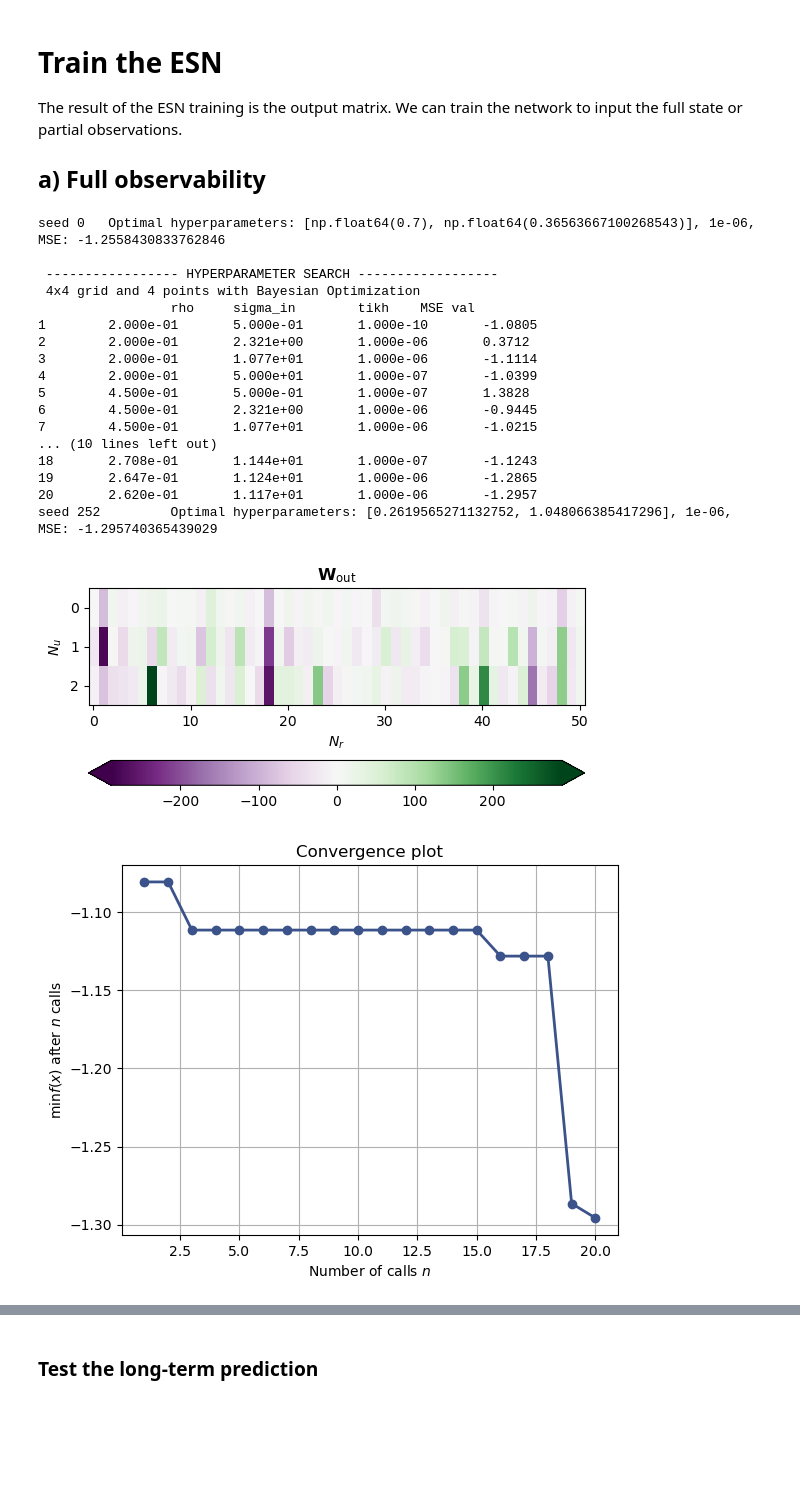
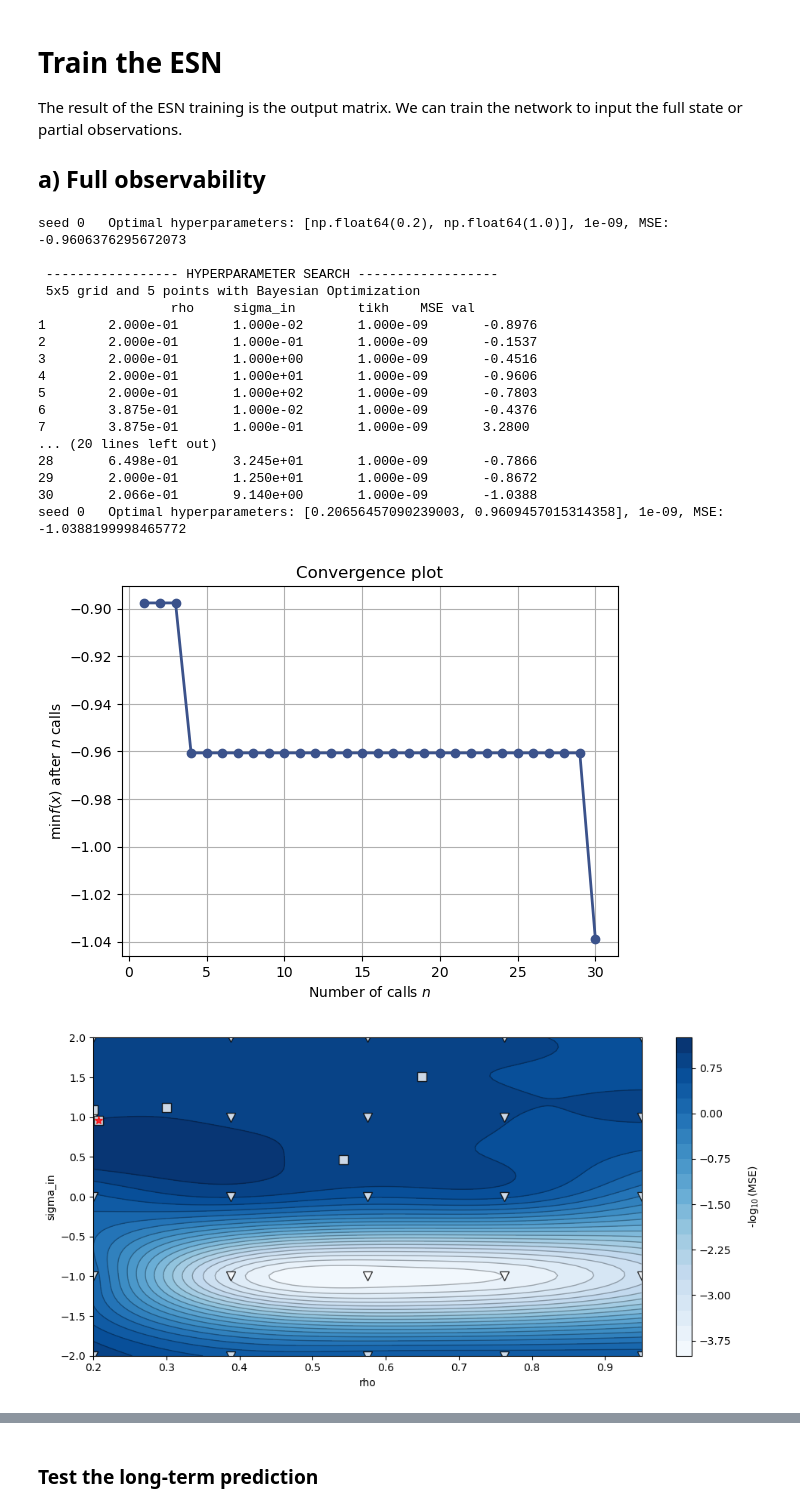
Before and after one commit to andreanovoa/real-time-bias-aware-DA, a Jupyter notebook: scripts/tutorials/01_Class_EchoStateNetwork.ipynb, the cells around one changed output, grey strips where cells are left out. Cells and saved outputs as stored; diff of their text form; code cells hidden in the pictures; blank space fills up the shorter version.

```diff
--- a/scripts/tutorials/01_Class_EchoStateNetwork.ipynb
+++ b/scripts/tutorials/01_Class_EchoStateNetwork.ipynb
@@ -56,18 +56,19 @@ ESN_params = dict(N_wash=10,  # Number of washout steps i.e., open-loop initiali
                   upsample=2, # We want the ESN to predict t + upsample * dt
                   t_train=N_train * dt,  # Training time
                   t_val=N_val * dt, # Validation time
+                  t_test=2*N_val * dt, # Validation time
                   # Training-specific input_parameters
-                  N_func_evals=20,
-                  N_grid=4,
+                  N_func_evals=30,
+                  N_grid=5,
                   noise=1e-2,
                   Win_type='sparse',
-                  N_folds=2,
+                  N_folds=8,
                   N_split=5,
                   # Hyperparameter optimization ranges
                   rho_range=(.2, .95),
-                  sigma_in_range=(np.log10(0.5), np.log10(50.)),
-                  tikh_range=[1E-6, 1E-7, 1E-9, 1E-10],
-                  random_initialization=True
+                  sigma_in_range=(-2, 2),
+                  tikh_range=[1E-9, 1E-10],
+                #   random_initialization=True
                   )
 
 
@@ -83,30 +84,29 @@ The result of the ESN training is the output matrix. We can train the network to
 # %%
 seeds= [0, 252]
 for seed in seeds:
     ESN = ESN_init.copy()
     ESN.seed_W = seed
     ESN.train(train_val_data,
               add_noise=True,
               plot_training=seed==seeds[-1]
              )
-    ESN.plot_Wout()
 # %% [output]
-seed 0   Optimal hyperparameters: [np.float64(0.7), np.float64(0.36563667100268543)], 1e-06, MSE: -1.2558430833762846
+seed 0   Optimal hyperparameters: [np.float64(0.2), np.float64(1.0)], 1e-09, MSE: -0.9606376295672073
 
  ----------------- HYPERPARAMETER SEARCH ------------------
- 4x4 grid and 4 points with Bayesian Optimization
+ 5x5 grid and 5 points with Bayesian Optimization
                  rho     sigma_in        tikh    MSE val
-1        2.000e-01       5.000e-01       1.000e-10       -1.0805
-2        2.000e-01       2.321e+00       1.000e-06       0.3712
-3        2.000e-01       1.077e+01       1.000e-06       -1.1114
-4        2.000e-01       5.000e+01       1.000e-07       -1.0399
-5        4.500e-01       5.000e-01       1.000e-07       1.3828
-6        4.500e-01       2.321e+00       1.000e-06       -0.9445
-7        4.500e-01       1.077e+01       1.000e-06       -1.0215
-... (10 lines left out)
-18       2.708e-01       1.144e+01       1.000e-07       -1.1243
-19       2.647e-01       1.124e+01       1.000e-06       -1.2865
-20       2.620e-01       1.117e+01       1.000e-06       -1.2957
-seed 252         Optimal hyperparameters: [0.2619565271132752, 1.048066385417296], 1e-06, MSE: -1.295740365439029
+1        2.000e-01       1.000e-02       1.000e-09       -0.8976
+2        2.000e-01       1.000e-01       1.000e-09       -0.1537
+3        2.000e-01       1.000e+00       1.000e-09       -0.4516
+4        2.000e-01       1.000e+01       1.000e-09       -0.9606
+5        2.000e-01       1.000e+02       1.000e-09       -0.7803
+6        3.875e-01       1.000e-02       1.000e-09       -0.4376
+7        3.875e-01       1.000e-01       1.000e-09       3.2800
+... (20 lines left out)
+28       6.498e-01       3.245e+01       1.000e-09       -0.7866
+29       2.000e-01       1.250e+01       1.000e-09       -0.8672
+30       2.066e-01       9.140e+00       1.000e-09       -1.0388
+seed 0   Optimal hyperparameters: [0.20656457090239003, 0.9609457015314358], 1e-09, MSE: -1.0388199998465772
-[figure, old version]
+[figure, new version]
-[figure, old version]
+[figure, new version]
```
Also changed, not shown: parts of 10 cells of this notebook, 16 other files.
